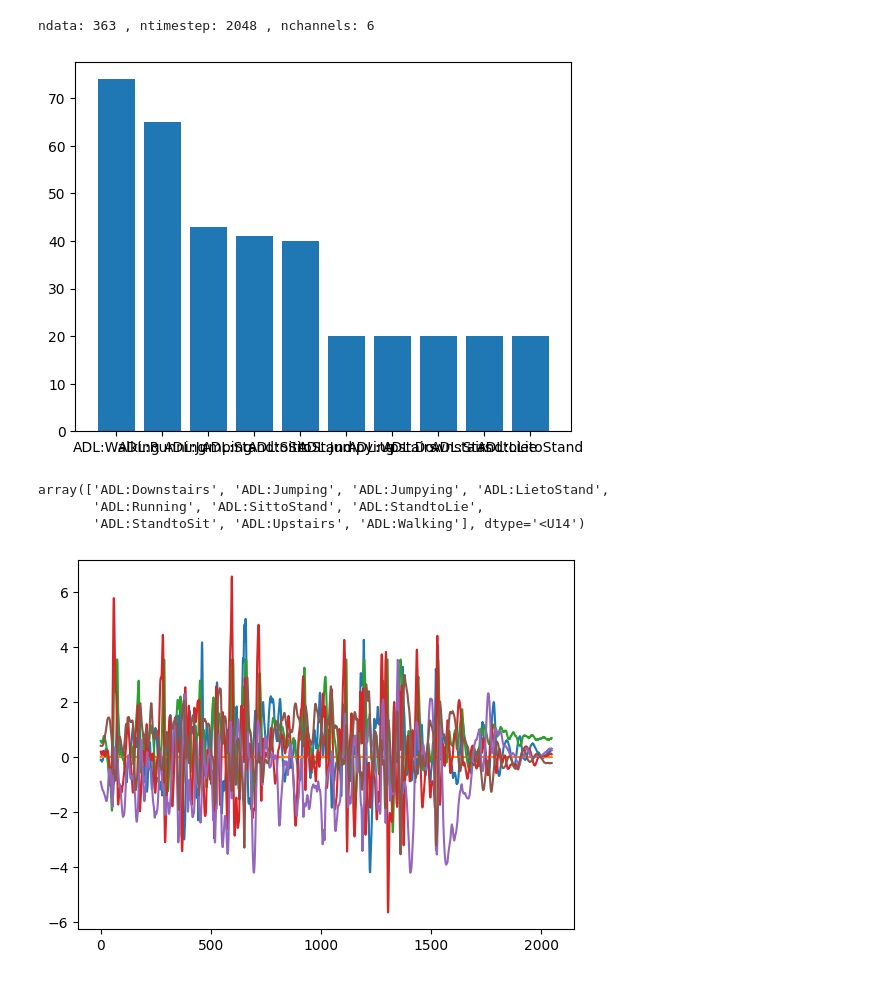
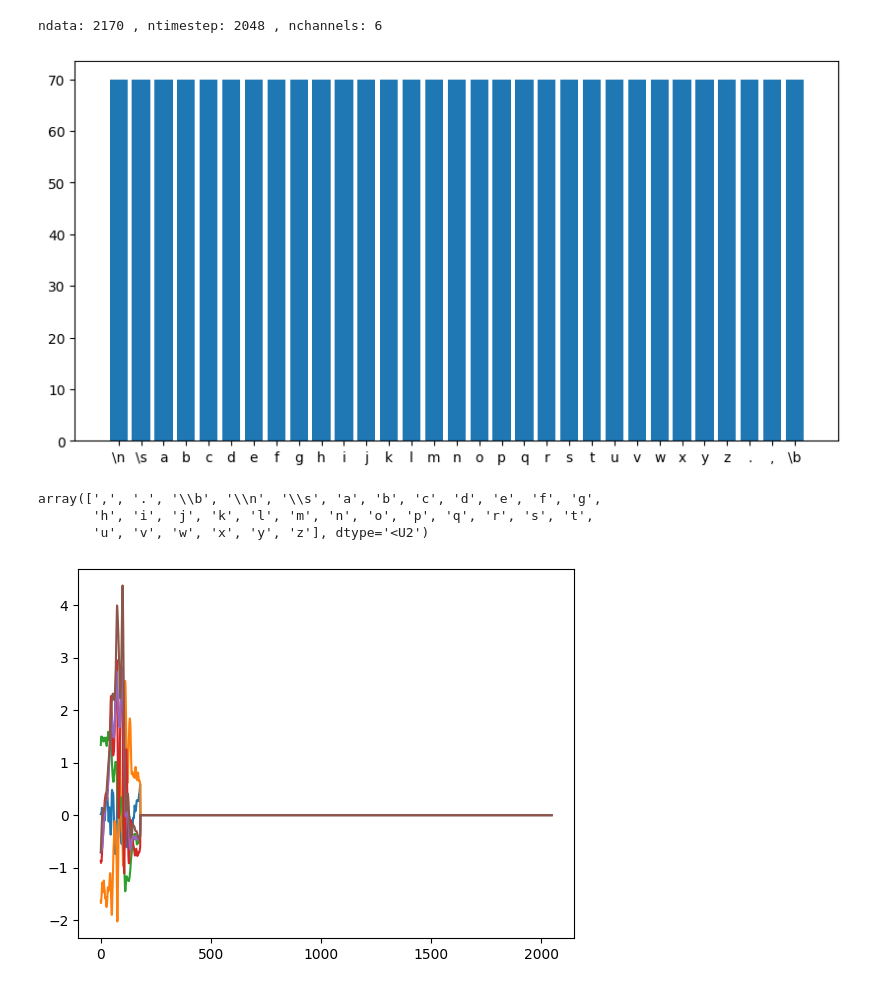
Before and after one commit to salar-sfd/Motion-Classification-Using-IMU-Sensors-and-Deep-Learning, a Jupyter notebook: Codes/python codes/trainer.ipynb, the cells around one changed output. Drawn from its saved outputs; the diff is of its cells as text; code cells hidden in the pictures.

```diff
--- a/Codes/python codes/trainer.ipynb
+++ b/Codes/python codes/trainer.ipynb
@@ -29,10 +29,10 @@ def set_seed(seed):
 
 set_seed(41)
 # %%
-model_name = 'AirNet'+'_'+'64HumanActivity'
-# dataset_names = ['Alphabet_Salar']
-dataset_names = ['HumanActivity', 'HumanActivity1']
-preprocessing = True
+model_name = 'AirNet'+'_'+'Alphabet'
+dataset_names = ['Alphabet_Salar']
+# dataset_names = ['HumanActivity'] , 'Alphabet_Aref'
+feature_extraction = True
 # %%
 label_encoder = LabelEncoder()
 
@@ -53,23 +61,24 @@ y = label_encoder.fit_transform(y)
 nclasses = len(label_encoder.classes_)
 print(f'ndata: {ndata} , ntimestep: {ntimestep} , nchannels: {nchannels}')
 # %% [output]
-ndata: 363 , ntimestep: 2048 , nchannels: 6
+ndata: 2170 , ntimestep: 2048 , nchannels: 6
 # %%
 counts = Counter(label_encoder.inverse_transform(y))
 
 items = list(counts.keys())
 frequencies = list(counts.values())
 
+fig = plt.figure(figsize=(10, 5))
 plt.bar(items, frequencies)
 plt.show()
 # %% [output]
-[figure, old version]
+[figure, new version]
 # %%
 label_encoder.classes_
 # %% [output]
-array(['ADL:Downstairs', 'ADL:Jumping', 'ADL:Jumpying', 'ADL:LietoStand',
-       'ADL:Running', 'ADL:SittoStand', 'ADL:StandtoLie',
-       'ADL:StandtoSit', 'ADL:Upstairs', 'ADL:Walking'], dtype='<U14')
+array([',', '.', '\\b', '\\n', '\\s', 'a', 'b', 'c', 'd', 'e', 'f', 'g',
+       'h', 'i', 'j', 'k', 'l', 'm', 'n', 'o', 'p', 'q', 'r', 's', 't',
+       'u', 'v', 'w', 'x', 'y', 'z'], dtype='<U2')
 # %%
 ndata_train = int(0.8*ndata)
 ndata_eval = int(0.2*ndata)
@@ -96,7 +105,7 @@ temp[np.isnan(temp)] = 0
 plt.plot((temp[25, :, :]))
 plt.show()
 # %% [output]
-[figure, old version]
+[figure, new version]
 # %%
 def seed_worker(worker_id):
     np.random.seed(43 + worker_id)
```
Also changed, not shown: parts of 9 cells of this notebook, 16 other files.
